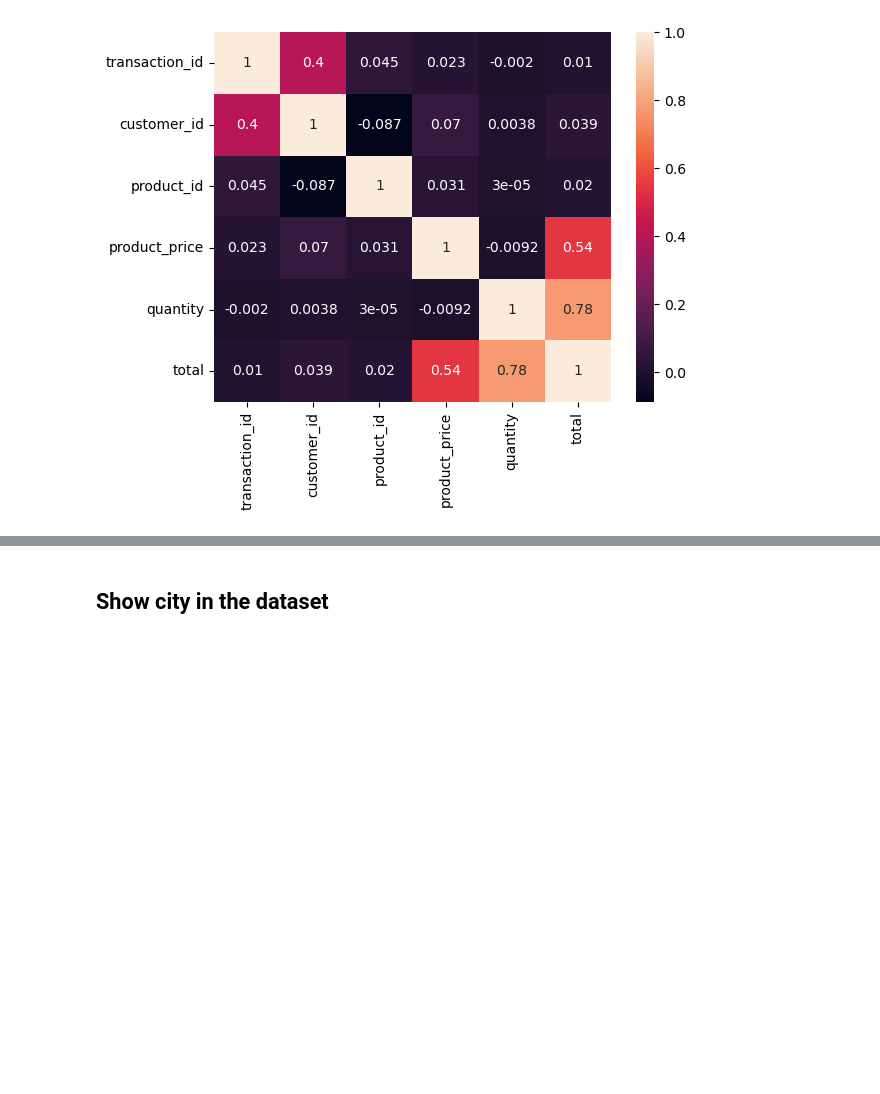
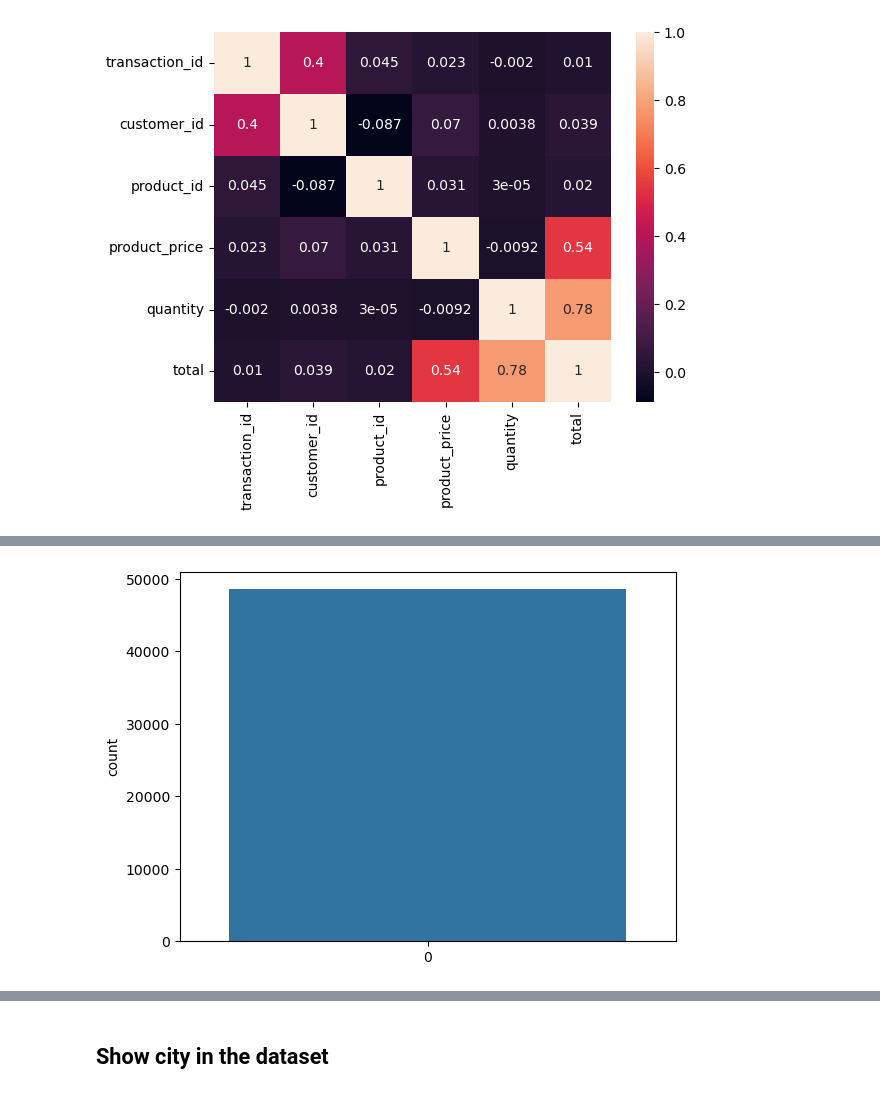
Before and after one commit to Edy-Mochamad/Analysis-Ecommers, a Jupyter notebook: ecommers.ipynb, the cells around one changed output, grey strips where cells are left out. Saved outputs shown, nothing was run; the diff lists cells and outputs as text; code cells hidden in the pictures; blank space fills up the shorter version.

```diff
--- a/ecommers.ipynb
+++ b/ecommers.ipynb
@@ -134 +156,5 @@ sns.heatmap(data.corr(), annot = True);
+# %%
+sns.countplot(data['total']);
+# %% [output]
+[figure, added]
 # %% [markdown]
```
Also changed, not shown: parts of 12 cells of this notebook.
